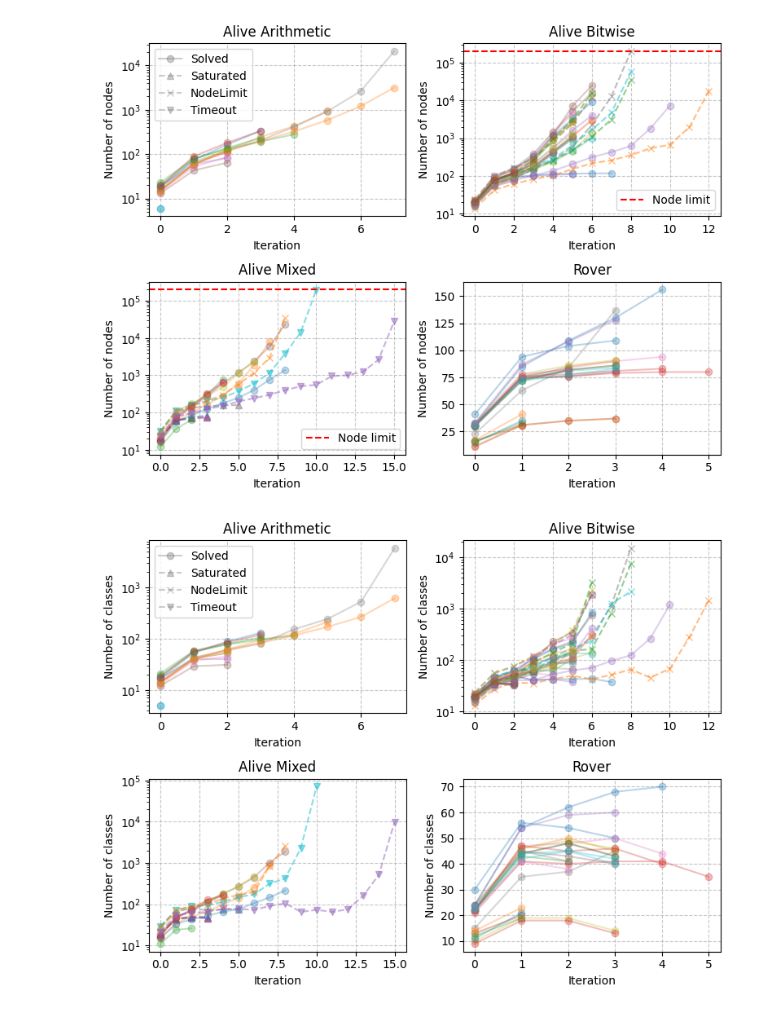
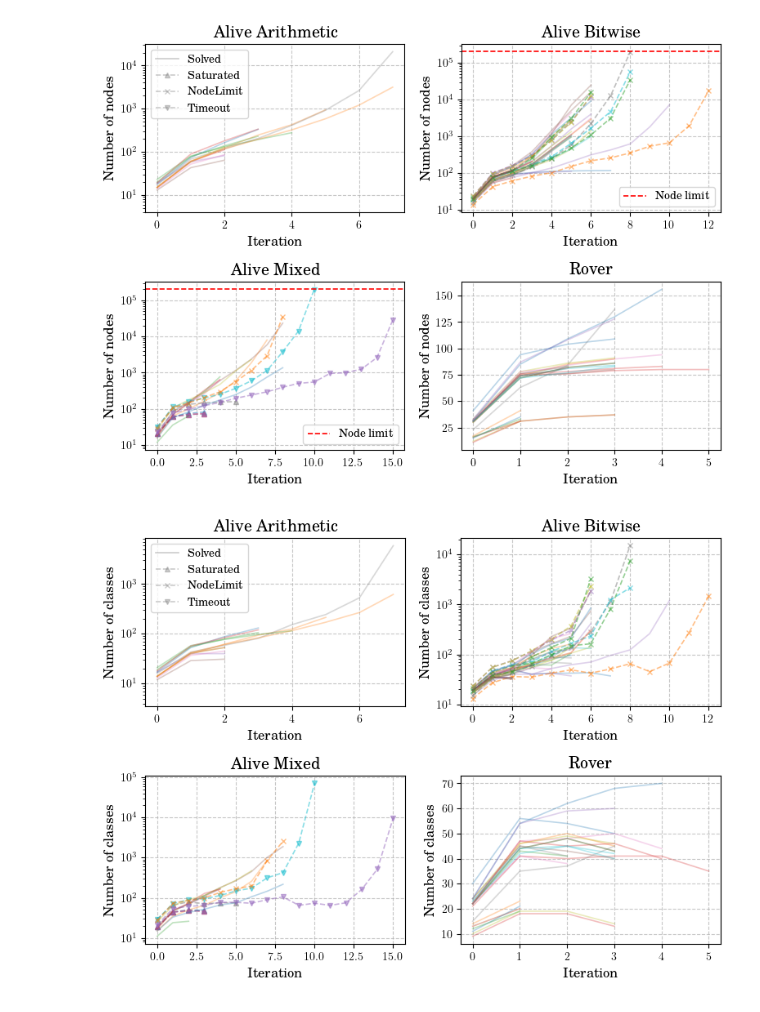
Before and after one commit to luigirinaldi/fyp, a Jupyter notebook: gen_graphs/scripts/graphing/results_graphs.ipynb, the cells around one changed output. Drawn from its saved outputs; the diff is of its cells as text; code cells hidden in the pictures.

```diff
--- a/gen_graphs/scripts/graphing/results_graphs.ipynb
+++ b/gen_graphs/scripts/graphing/results_graphs.ipynb
@@ -3,6 +3,7 @@ import os
 import matplotlib.pyplot as plt
 import pandas as pd
 
+plt.style.use('./latex_style.mplstyle')
 
 from utils import load_egraph_data, get_egraph_from_dir, get_dataframes, parse_stop, prepare_step_data
 
@@ -264,7 +264,7 @@ for graph_name, fun in {
             if is_unproven:
                 ax.plot(x, y, f"--{fail_marker[parse_stop(info['summary']['stop_reason'])]}", alpha=0.5)
             else:
-                ax.plot(x, y, "-o", alpha=0.3)
+                ax.plot(x, y, "-", alpha=0.3)
 
             if (non_zero := [t for t in y if t != 0]) != []:
                 diffs.append(max(y) / min(non_zero))
@@ -281,33 +281,33 @@ for graph_name, fun in {
         ax.set_ylabel(f"Number of {graph_name}")
         # ax.set_yscale('function', functions=(lambda x: np.log(np.log(x)), lambda x: np.exp(np.exp(x))))
         if max(diffs) > 100:
             ax.set_yscale("log")
 
         ax.grid(True, linestyle="--", alpha=0.7)
 
     # Create custom legend for the first plot
     legend_elements = [
         plt.Line2D(
-            [0], [0], color="grey", alpha=0.4, linestyle="-", marker="o", label="Solved"
+            [0], [0], color="grey", alpha=0.4, linestyle="-", label="Solved"
         )] + [
         plt.Line2D(
             [0],
             [0],
             color="grey",
             alpha=0.4,
             linestyle="--",
             marker=v,
             label=k,
         ) for k,v in fail_marker.items()
 
         ]
 
     # Add legend to first subplot in the upper right corner
     axs[0, 0].legend(handles=legend_elements)
 
     plt.tight_layout()
     plt.savefig(f"{out_dir}bench_compare_{graph_name}.pdf")
     plt.show()
 # %% [output]
-[figure, old version]
+[figure, new version]
-[figure, old version]
+[figure, new version]
```
Also changed, not shown: parts of 3 cells of this notebook, 2 other files.
